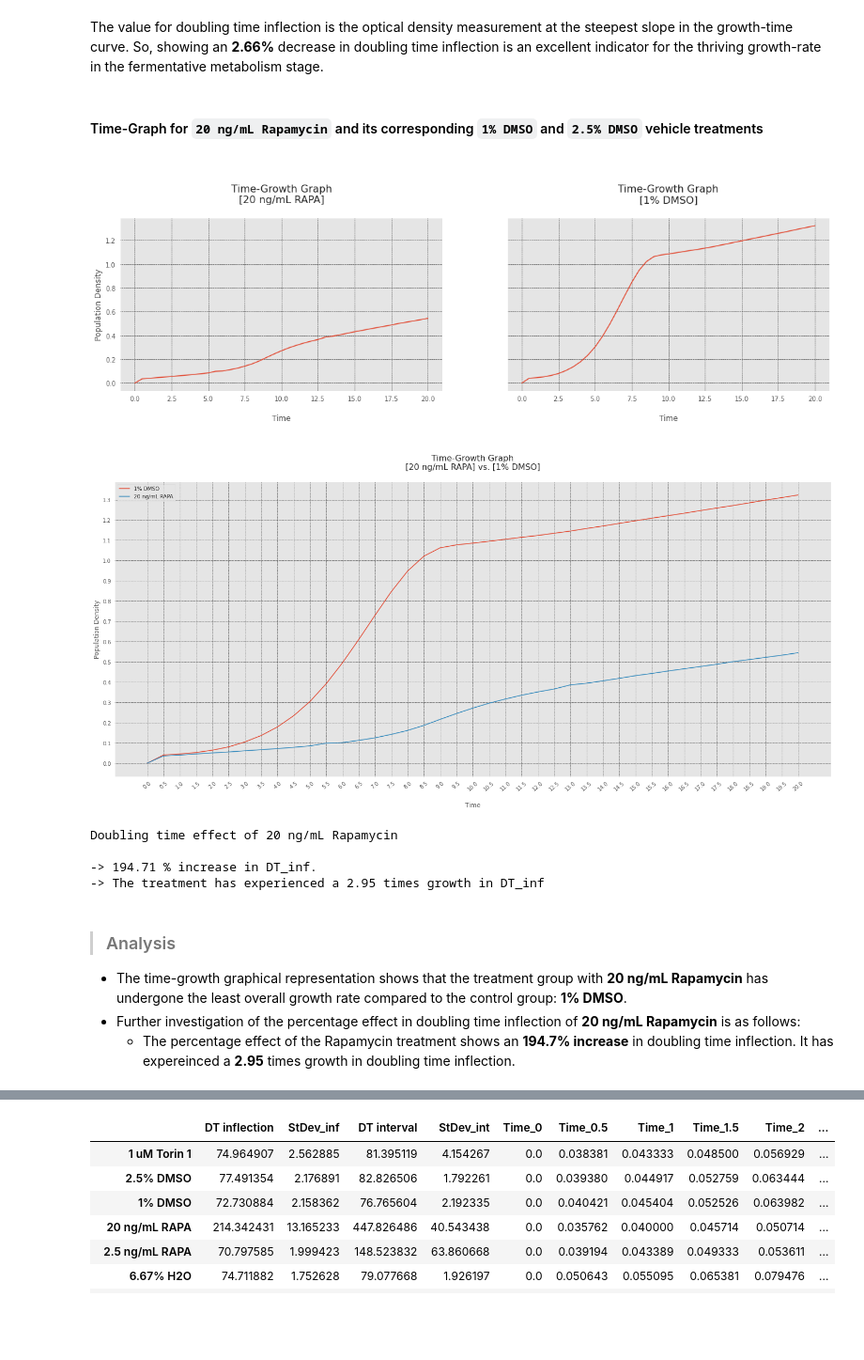
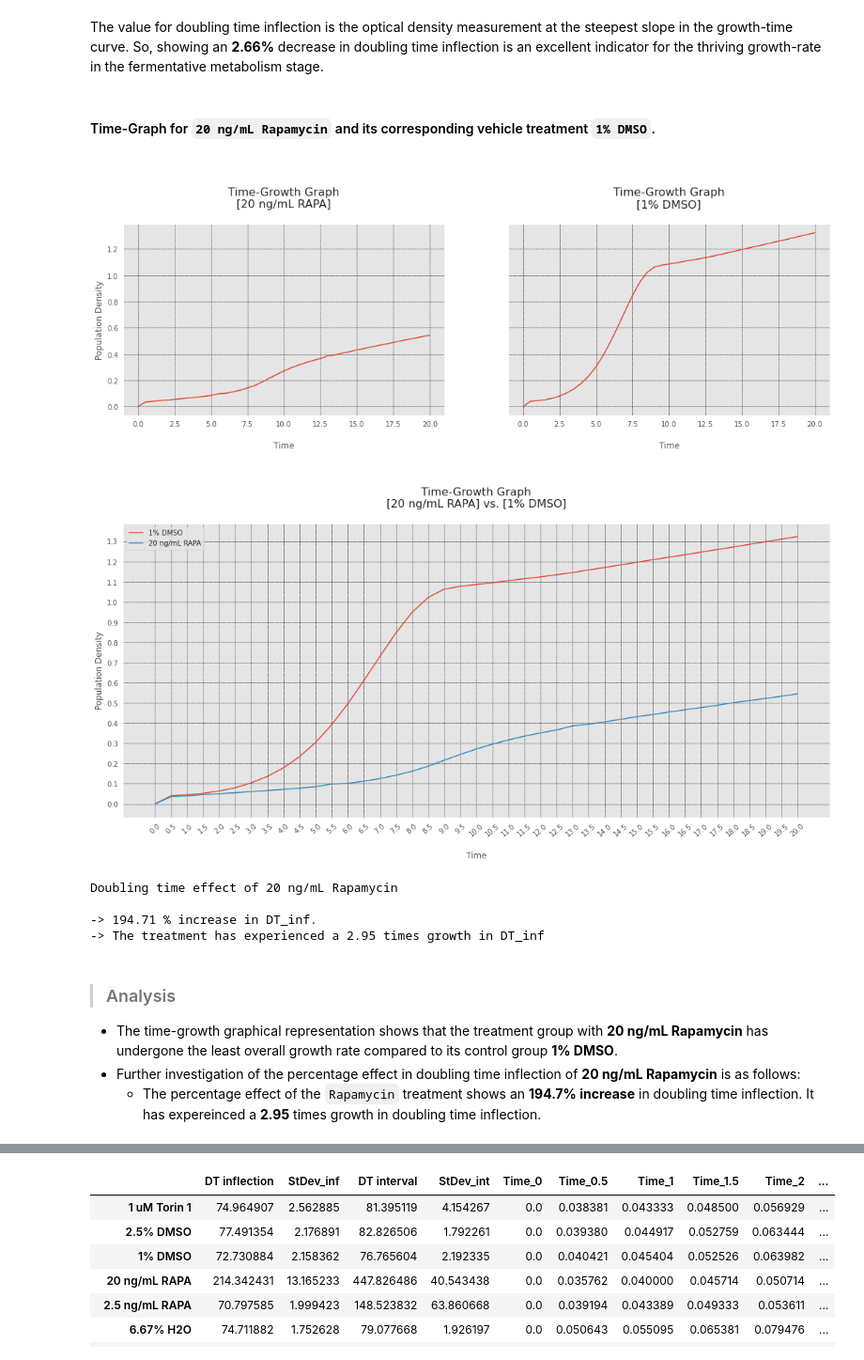
Before and after one commit to yab-tad/Saccharomyces-Cerevisiae, a Jupyter notebook: SGRP.ipynb, the cells around one changed output, grey strips where cells are left out. Shown at 94% size. Saved outputs shown, nothing was run; the diff lists cells and outputs as text; code cells hidden in the pictures; blank space fills up the shorter version.

```diff
--- a/SGRP.ipynb
+++ b/SGRP.ipynb
@@ -1067,10 +1089,10 @@ Doubling time effect of 2.5 ng/mL Rapamycin
 # %% [markdown]
 The value for doubling time inflection is the optical density measurement at the steepest slope in the growth-time curve. So, showing an **2.66%** decrease in doubling time inflection is an excellent indicator for the thriving growth-rate in the fermentative metabolism stage.
 # %% [markdown]
-#### Time-Graph for **`20 ng/mL Rapamycin`** and its corresponding **`1% DMSO`** and **`2.5% DMSO`** vehicle treatments
+#### Time-Graph for **`20 ng/mL Rapamycin`** and its corresponding vehicle treatment **`1% DMSO`**.
 # %%
-TimeGraph_treatment_vehicle(row=3, treatment=treatments[3])
+TimeGraph_treatment_vehicle(row=3)
 # %% [output]
-[figure, old version]
+[figure, new version]
-[figure, old version]
+[figure, new version]
 # %%
@@ -1083,6 +1105,6 @@ Doubling time effect of 20 ng/mL Rapamycin
 -> The treatment has experienced a 2.95 times growth in DT_inf
 # %% [markdown]
 > ### Analysis
-* The time-growth graphical representation shows that the treatment group with **20 ng/mL Rapamycin** has undergone the least overall growth rate compared to the control group: **1% DMSO**.
+* The time-growth graphical representation shows that the treatment group with **20 ng/mL Rapamycin** has undergone the least overall growth rate compared to its control group **1% DMSO**.
 * Further investigation of the percentage effect in doubling time inflection of **20 ng/mL Rapamycin** is as follows:
-    * The percentage effect of the Rapamycin treatment shows an **194.7% increase** in doubling time inflection. It has expereinced a **2.95** times growth in doubling time inflection.
+    * The percentage effect of the `Rapamycin` treatment shows an **194.7% increase** in doubling time inflection. It has expereinced a **2.95** times growth in doubling time inflection.
```
Also changed, not shown: parts of 50 cells of this notebook.
